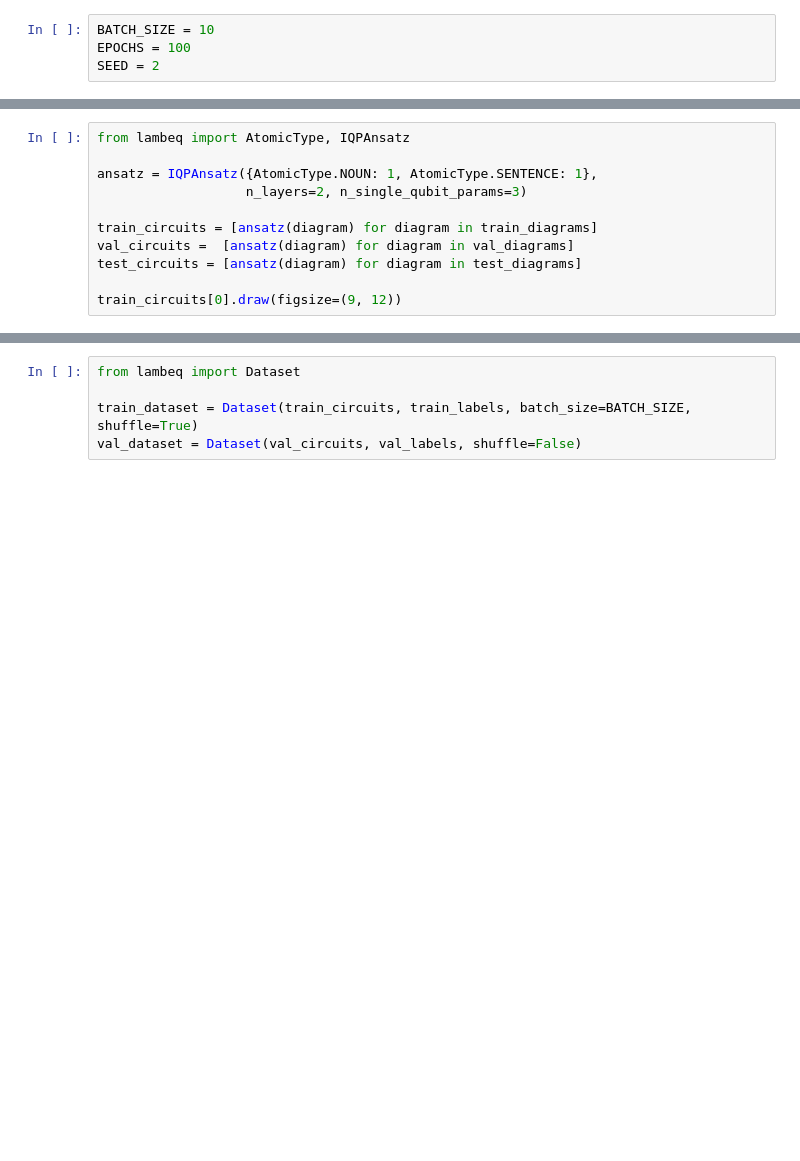
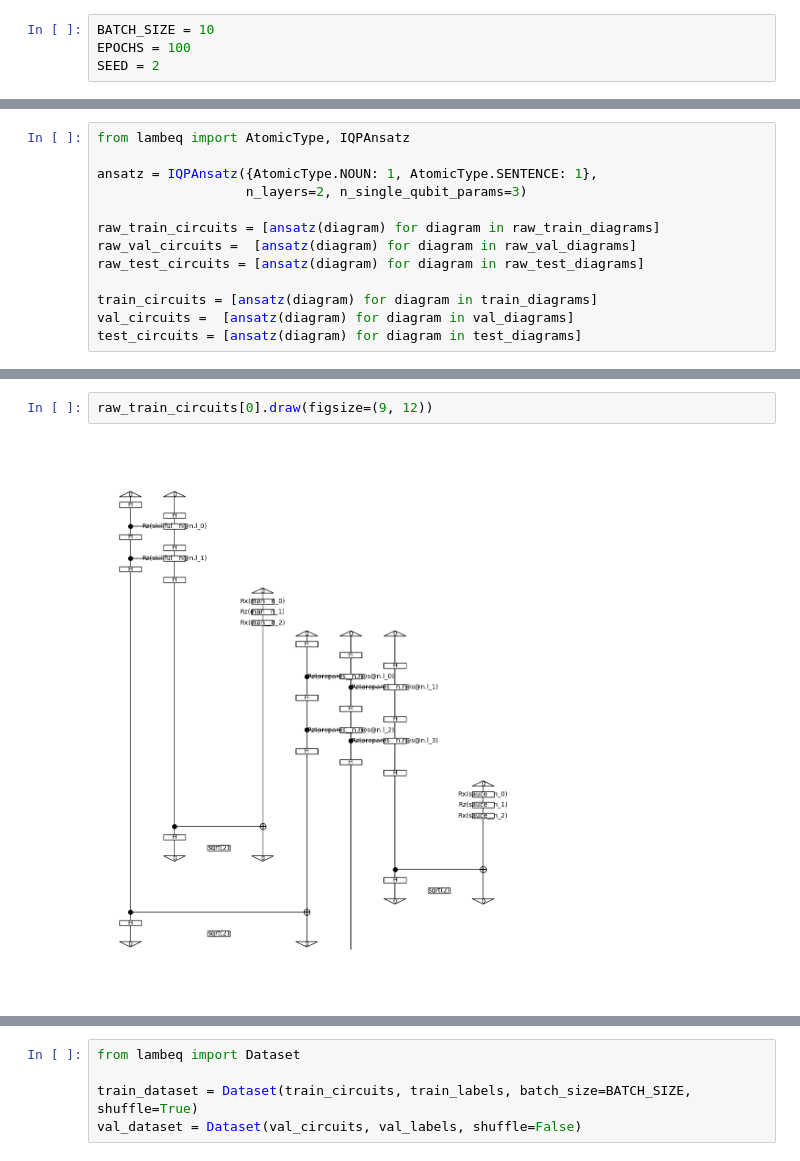
Before and after one commit to Tognognongo/QCE-tutorial, a Jupyter notebook: Examples/discocat_binary_classifier.ipynb, the cells around one changed output, grey strips where cells are left out. Drawn from its saved outputs; the diff is of its cells as text; blank space fills up the shorter version.

```diff
--- a/Examples/discocat_binary_classifier.ipynb
+++ b/Examples/discocat_binary_classifier.ipynb
@@ -56,8 +68,10 @@ from lambeq import AtomicType, IQPAnsatz
 ansatz = IQPAnsatz({AtomicType.NOUN: 1, AtomicType.SENTENCE: 1},
                    n_layers=2, n_single_qubit_params=3)
 
+raw_train_circuits = [ansatz(diagram) for diagram in raw_train_diagrams]
+raw_val_circuits =  [ansatz(diagram) for diagram in raw_val_diagrams]
+raw_test_circuits = [ansatz(diagram) for diagram in raw_test_diagrams]
+
 train_circuits = [ansatz(diagram) for diagram in train_diagrams]
 val_circuits =  [ansatz(diagram) for diagram in val_diagrams]
 test_circuits = [ansatz(diagram) for diagram in test_diagrams]
-
-train_circuits[0].draw(figsize=(9, 12))
@@ -289,0 +78,4 @@ class TketModel(QuantumModel):
+# %%
+raw_train_circuits[0].draw(figsize=(9, 12))
+# %% [output]
+[figure, added]
```
Also changed, not shown: parts of 25 cells of this notebook, 2 other files.
